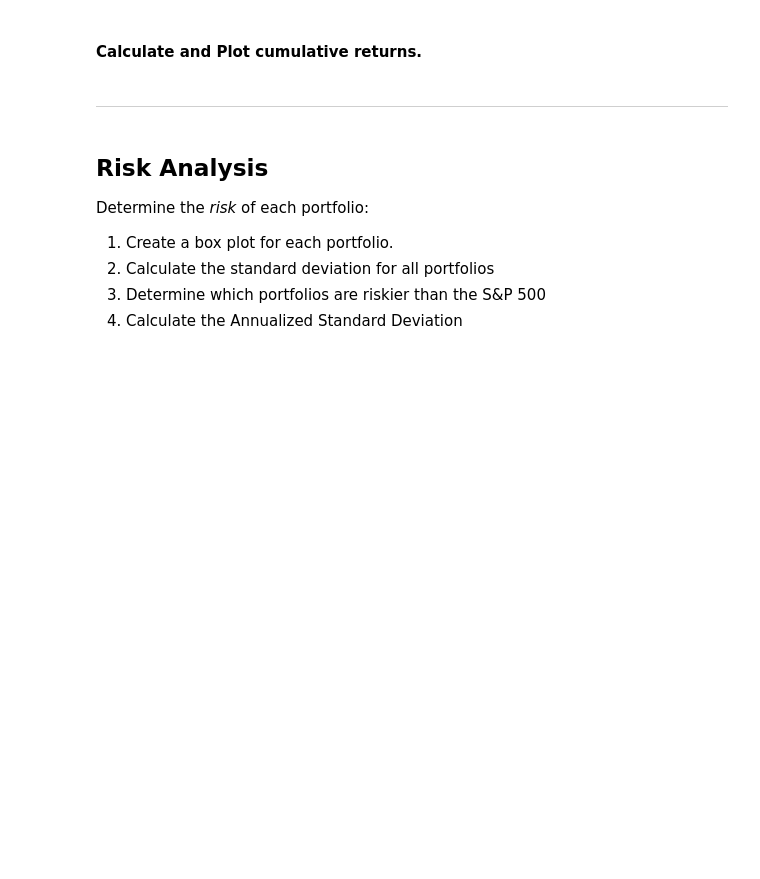
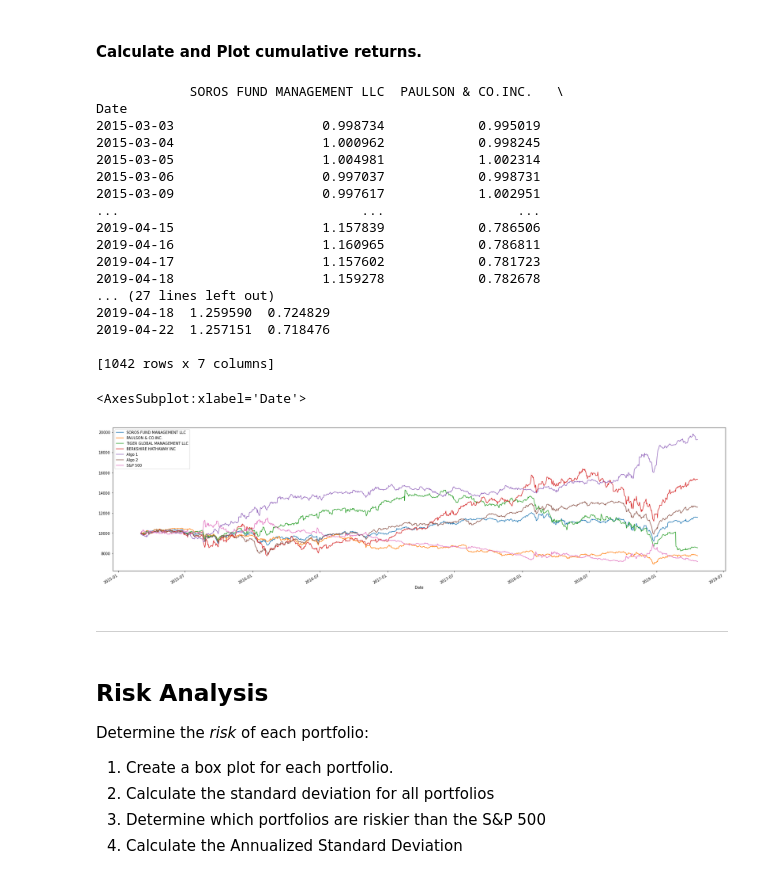
Before and after one commit to Wil-bro0824/A_Whale_Off_PortFolio, a Jupyter notebook: whale_analysis.ipynb, the cells around one changed output. Drawn from its saved outputs; the diff is of its cells as text; code cells hidden in the pictures; blank space fills up the shorter version.

```diff
--- a/whale_analysis.ipynb
+++ b/whale_analysis.ipynb
@@ -108,8 +163,31 @@ In this section, you will calculate and visualize performance and risk metrics f
 #### Calculate and Plot cumulative returns.
 # %%
 # Calculate cumulative returns of all portfolios
+cumulative_return = (1 + portfolio_returns_df).cumprod()
+print(cumulative_returns)
 
 # Plot cumulative returns
+(10000 * cumulative_return).plot(figsize = (30,8))
+# %% [output]
+            SOROS FUND MANAGEMENT LLC  PAULSON & CO.INC.   \
+Date
+2015-03-03                   0.998734            0.995019
+2015-03-04                   1.000962            0.998245
+2015-03-05                   1.004981            1.002314
+2015-03-06                   0.997037            0.998731
+2015-03-09                   0.997617            1.002951
+...                               ...                 ...
+2019-04-15                   1.157839            0.786506
+2019-04-16                   1.160965            0.786811
+2019-04-17                   1.157602            0.781723
+2019-04-18                   1.159278            0.782678
+... (27 lines left out)
+2019-04-18  1.259590  0.724829
+2019-04-22  1.257151  0.718476
+
+[1042 rows x 7 columns]
+<AxesSubplot:xlabel='Date'>
+[figure, added]
 # %% [markdown]
 ---
 # %% [markdown]
```
Also changed, not shown: parts of 20 cells of this notebook.
